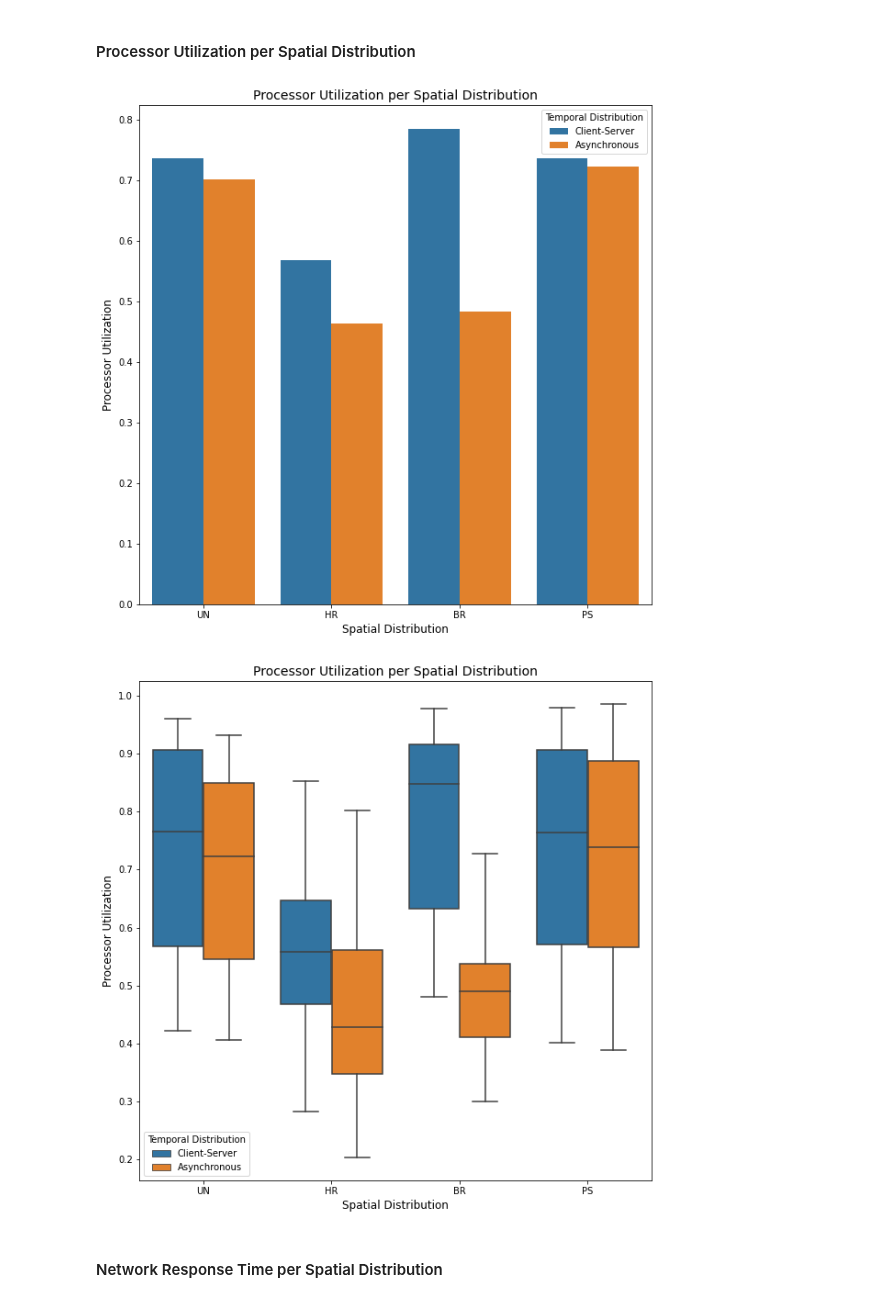
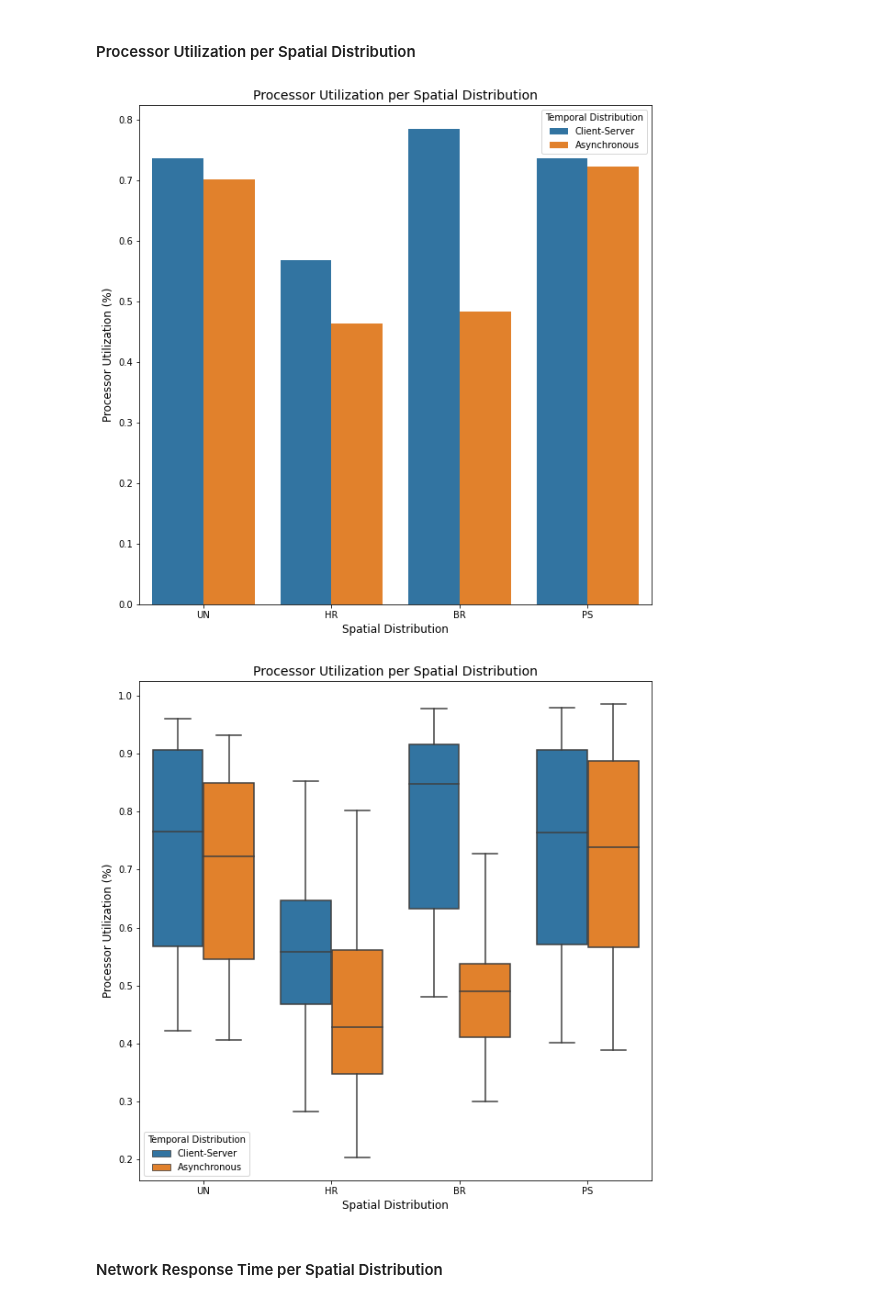
Before and after one commit to MarkLee7925/Optical-Interconnection-Network, a Jupyter notebook: DNN/Optical_DNN_original.ipynb, the cells around one changed output. Saved outputs shown, nothing was run; the diff lists cells and outputs as text; code cells hidden in the pictures.

```diff
--- a/DNN/Optical_DNN_original.ipynb
+++ b/DNN/Optical_DNN_original.ipynb
@@ -154,23 +154,23 @@ plt.show()
 # %%
 plt.figure(figsize=(10, 10))
 sns.barplot(x=df['Spatial Distribution'], y=df['Processor Utilization '],
             hue=df['Temporal Distribution'], ci=None)
 plt.xlabel('Spatial Distribution', fontsize=12)
-plt.ylabel('Processor Utilization', fontsize=12)
+plt.ylabel('Processor Utilization (%)', fontsize=12)
 plt.title('Processor Utilization per Spatial Distribution', fontsize=14)
 plt.show()
 # %% [output]
-[figure, old version]
+[figure, new version]
 # %%
 plt.figure(figsize=(10, 10))
 sns.boxplot(x=df['Spatial Distribution'], y=df['Processor Utilization '],
             hue=df['Temporal Distribution'])
 plt.xlabel('Spatial Distribution', fontsize=12)
-plt.ylabel('Processor Utilization', fontsize=12)
+plt.ylabel('Processor Utilization (%)', fontsize=12)
 plt.title('Processor Utilization per Spatial Distribution', fontsize=14)
 plt.show()
 # %% [output]
-[figure, old version]
+[figure, new version]
 # %% [markdown]
 #### Network Response Time per Spatial Distribution
 # %%
```
Also changed, not shown: parts of 6 cells of this notebook.
